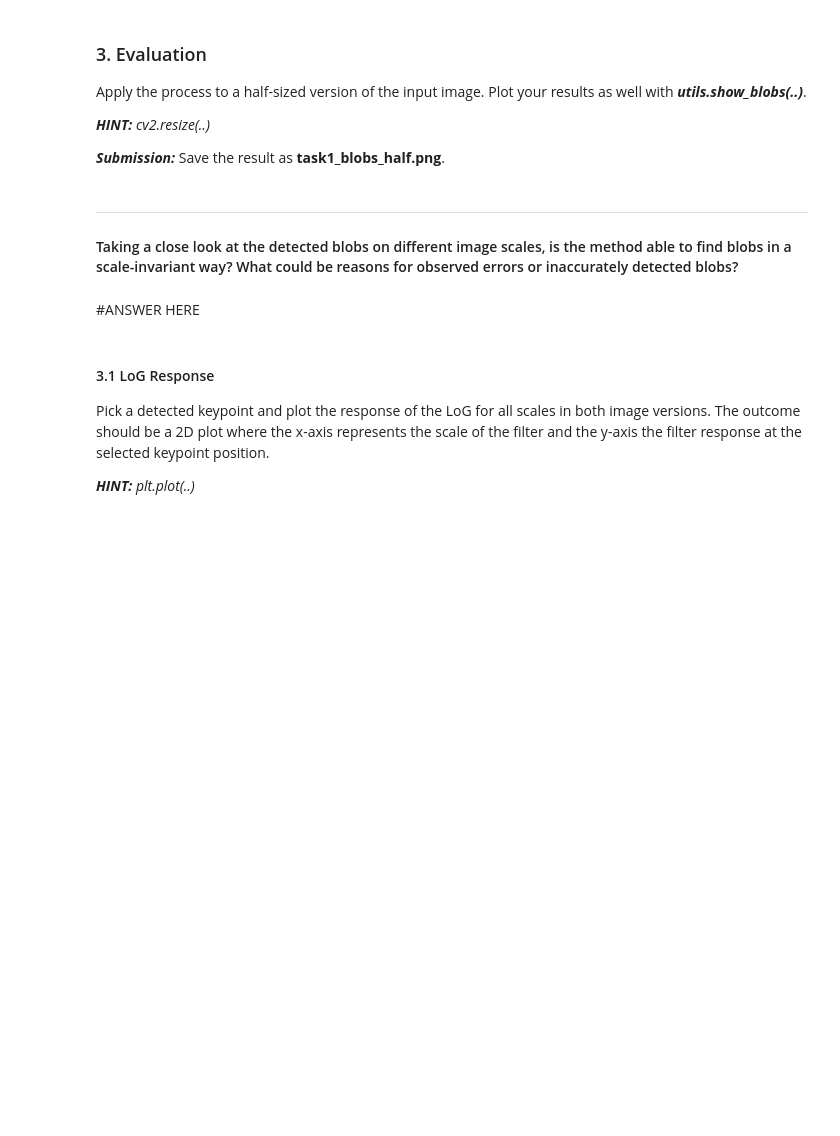
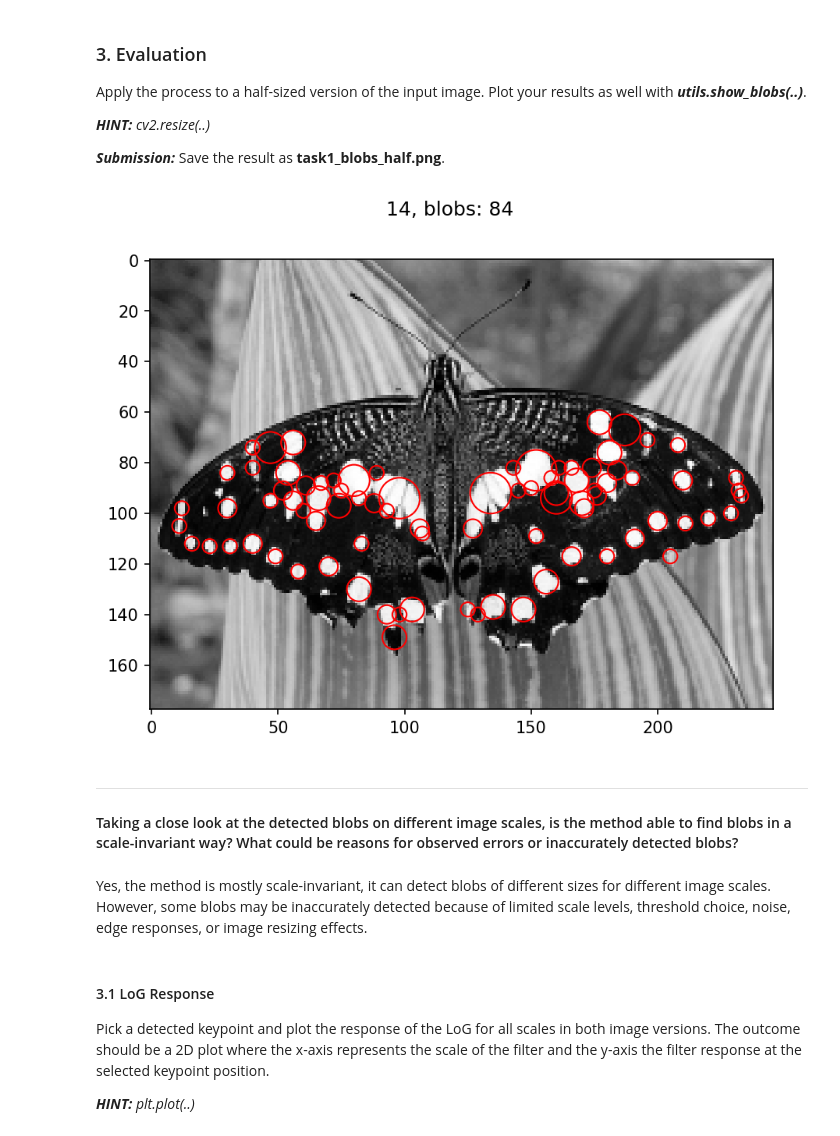
Before and after one commit to gissuvalentina/ComputerVision_Group14_Assignment1, a Jupyter notebook: Assignment1/TASK1/Task1.ipynb, the cells around one changed output. Cells and saved outputs as stored; diff of their text form; code cells hidden in the pictures; blank space fills up the shorter version.

Commit message:
Task1.3

```diff
--- a/Assignment1/TASK1/Task1.ipynb
+++ b/Assignment1/TASK1/Task1.ipynb
@@ -22,14 +25,9 @@ plt.rcParams['figure.dpi'] = 150
 # %%
 #student_code start
-img_path = "data/butterfly.jpg"
-img = cv2.imread(img_path, cv2.IMREAD_GRAYSCALE)
+
+img = cv2.imread("data/butterfly.jpg", cv2.IMREAD_GRAYSCALE)
 img = img.astype(np.float32) / 255.0
 
-#TODO remove maybe?
-plt.imshow(img, cmap='gray')
-plt.axis('off')
-plt.show()
-
 #student_code end
 # %% [markdown]
 ### 2. Scale Space Creation
@@ -96,8 +93,27 @@ _cv2.resize(..)_
+# %%
+#student_code start
+
+img_half = cv2.resize(img, None, fx=0.5, fy=0.5, interpolation=cv2.INTER_AREA)
+
+scale_space_half, all_sigmas_half = filters.get_log_pyramid(img_half, sigma, k, levels)
+
+scale_space_thr_half = scale_space_half.copy()
+scale_space_thr_half[scale_space_thr_half < thres] = 0
+
+# Blob detection
+peaks_half = peak_local_max(scale_space_thr_half, footprint=np.ones((3, 3, 3), dtype=bool), threshold_abs=thres, exclude_border=False)
+
+# Plot and save result
+utils.show_blobs(img_half, peaks_half, all_sigmas_half, group_no="14", name="task1_blobs_half")
+
+#student_code end
+# %% [output]
+[figure, added]
 # %% [markdown]
 ***
 #### Taking a close look at the detected blobs on different image scales, is the method able to find blobs in a scale-invariant way? What could be reasons for observed errors or inaccurately detected blobs?
-# %% [markdown]
-#ANSWER HERE
+# %% [markdown]
+Yes, the method is mostly scale-invariant, it can detect blobs of different sizes for different image scales. However, some blobs may be inaccurately detected because of limited scale levels, threshold choice, noise, edge responses, or image resizing effects.
 # %% [markdown]
 #### 3.1 LoG Response
 
```
Also changed, not shown: parts of 10 cells of this notebook, 3 other files.
